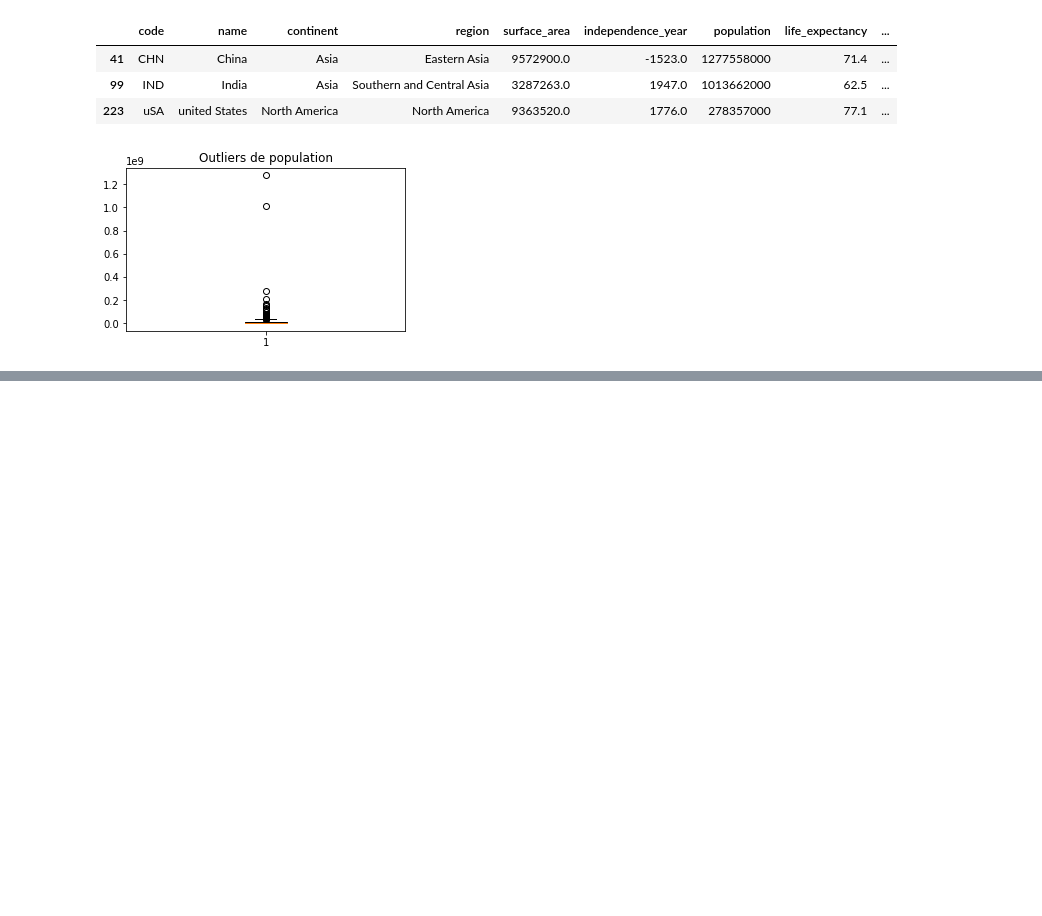
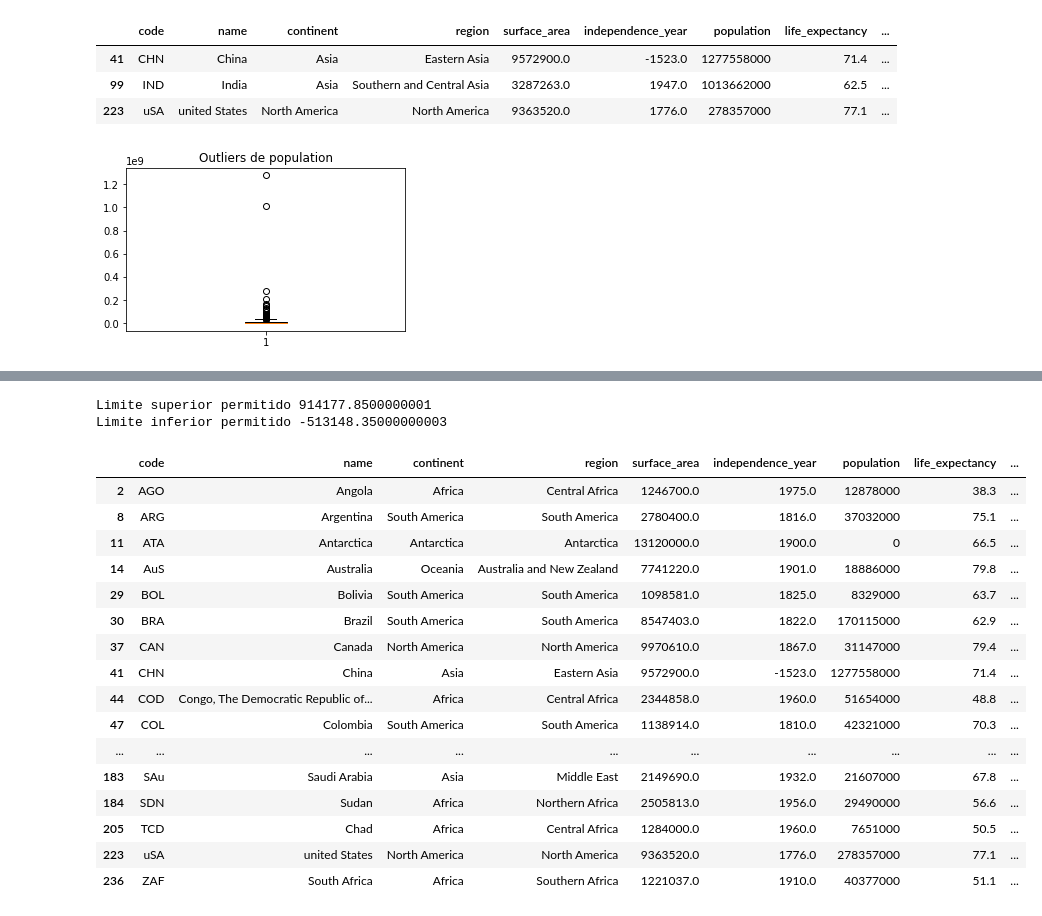
Before and after one commit to Ick3r/RETO_FINAL, a Jupyter notebook: reto_final.ipynb, the cells around one changed output, grey strips where cells are left out. Cells and saved outputs as stored; diff of their text form; code cells hidden in the pictures; blank space fills up the shorter version.

```diff
--- a/reto_final.ipynb
+++ b/reto_final.ipynb
@@ -153,0 +202,38 @@ plt.show() #diagrama para visualizar outliers
+# %%
+#Variable: surface_area.
+
+x4=copia["surface_area"]
+
+p25x4=x4.quantile(0.25) #Q1
+p75x4=x4.quantile(0.75) #Q3
+iqrx4 = p75x4 - p25x4
+
+LimiteSuperior4 = p75x4 + 1.3*iqrx4
+LimiteInferior4 = p25x4 - 1.3*iqrx4
+print("Limite superior permitido", LimiteSuperior4)
+print("Limite inferior permitido", LimiteInferior4)
+# %% [output]
+Limite superior permitido 914177.8500000001
+Limite inferior permitido -513148.35000000003
+# %%
+#Identificación de Outliers
+otlrs_sfc_area_iqr= copia [(x4>LimiteSuperior4) | (x4<LimiteInferior4)]
+otlrs_sfc_area_iqr
+# %% [output]
+|  | code | name | continent | region | surface_area | independence_year | population | life_expectancy | ... |
+| 2 | AGO | Angola | Africa | Central Africa | 1246700.0 | 1975.0 | 12878000 | 38.3 | ... |
+| 8 | ARG | Argentina | South America | South America | 2780400.0 | 1816.0 | 37032000 | 75.1 | ... |
+| 11 | ATA | Antarctica | Antarctica | Antarctica | 13120000.0 | 1900.0 | 0 | 66.5 | ... |
+| 14 | AuS | Australia | Oceania | Australia and New Zealand | 7741220.0 | 1901.0 | 18886000 | 79.8 | ... |
+| 29 | BOL | Bolivia | South America | South America | 1098581.0 | 1825.0 | 8329000 | 63.7 | ... |
+| 30 | BRA | Brazil | South America | South America | 8547403.0 | 1822.0 | 170115000 | 62.9 | ... |
+| 37 | CAN | Canada | North America | North America | 9970610.0 | 1867.0 | 31147000 | 79.4 | ... |
+| 41 | CHN | China | Asia | Eastern Asia | 9572900.0 | -1523.0 | 1277558000 | 71.4 | ... |
+| 44 | COD | Congo, The Democratic Republic of... | Africa | Central Africa | 2344858.0 | 1960.0 | 51654000 | 48.8 | ... |
+| 47 | COL | Colombia | South America | South America | 1138914.0 | 1810.0 | 42321000 | 70.3 | ... |
+| ... | ... | ... | ... | ... | ... | ... | ... | ... | ... |
+| 183 | SAu | Saudi Arabia | Asia | Middle East | 2149690.0 | 1932.0 | 21607000 | 67.8 | ... |
+| 184 | SDN | Sudan | Africa | Northern Africa | 2505813.0 | 1956.0 | 29490000 | 56.6 | ... |
+| 205 | TCD | Chad | Africa | Central Africa | 1284000.0 | 1960.0 | 7651000 | 50.5 | ... |
+| 223 | uSA | united States | North America | North America | 9363520.0 | 1776.0 | 278357000 | 77.1 | ... |
+| 236 | ZAF | South Africa | Africa | Southern Africa | 1221037.0 | 1910.0 | 40377000 | 51.1 | ... |
```
Also changed, not shown: parts of 11 cells of this notebook.
